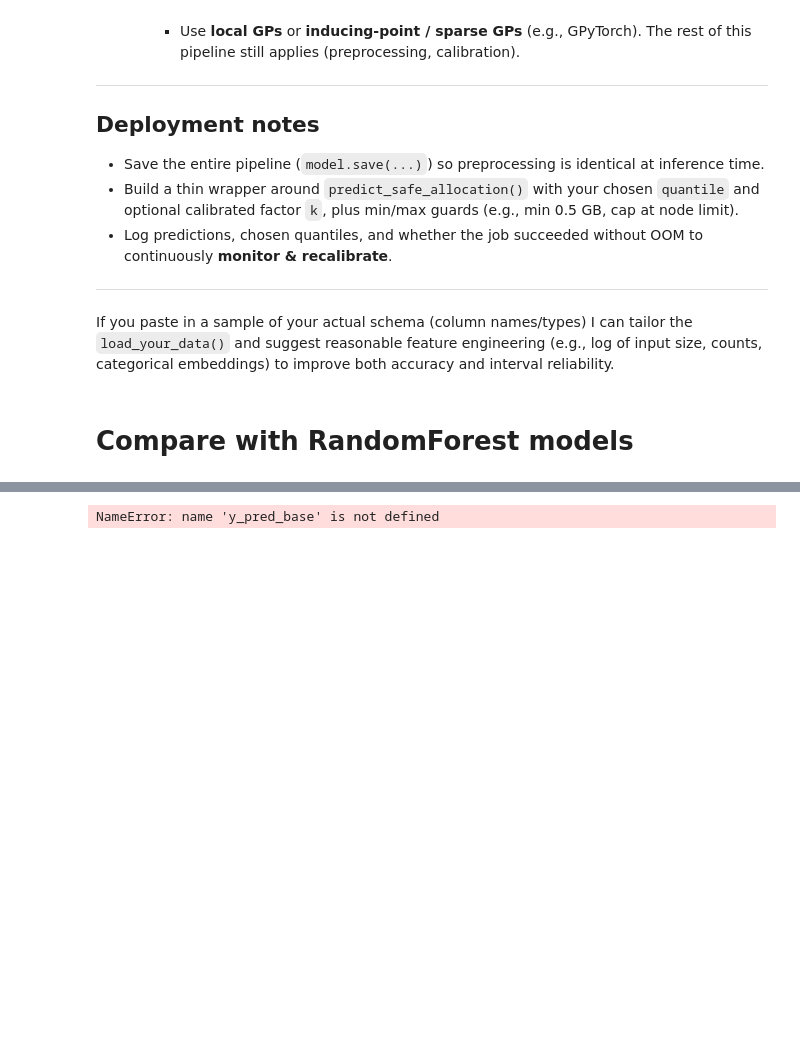
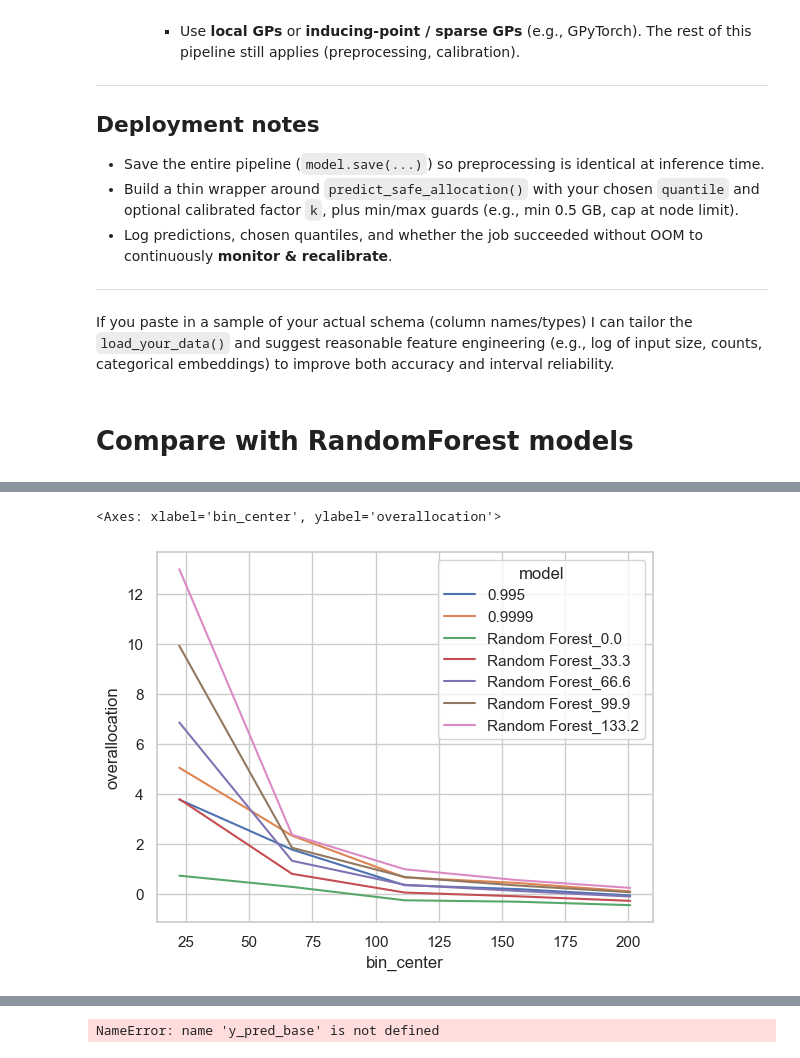
Before and after one commit to usegalaxy-eu/FAIRyMAGs, a Jupyter notebook: resource-estimation/bayesian-model/train_models.ipynb, the cells around one changed output, grey strips where cells are left out. Drawn from its saved outputs; the diff is of its cells as text; code cells hidden in the pictures; blank space fills up the shorter version.

```diff
--- a/resource-estimation/bayesian-model/train_models.ipynb
+++ b/resource-estimation/bayesian-model/train_models.ipynb
@@ -793,0 +854,5 @@ Saved trade-off plot to: tradeoff_models.png
+# %%
+sns.lineplot(data=mem_bined_stats_df, x='bin_center', y='overallocation', hue='model')
+# %% [output]
+<Axes: xlabel='bin_center', ylabel='overallocation'>
+[figure, added]
```
Also changed, not shown: parts of 10 cells of this notebook, 6 other files.
